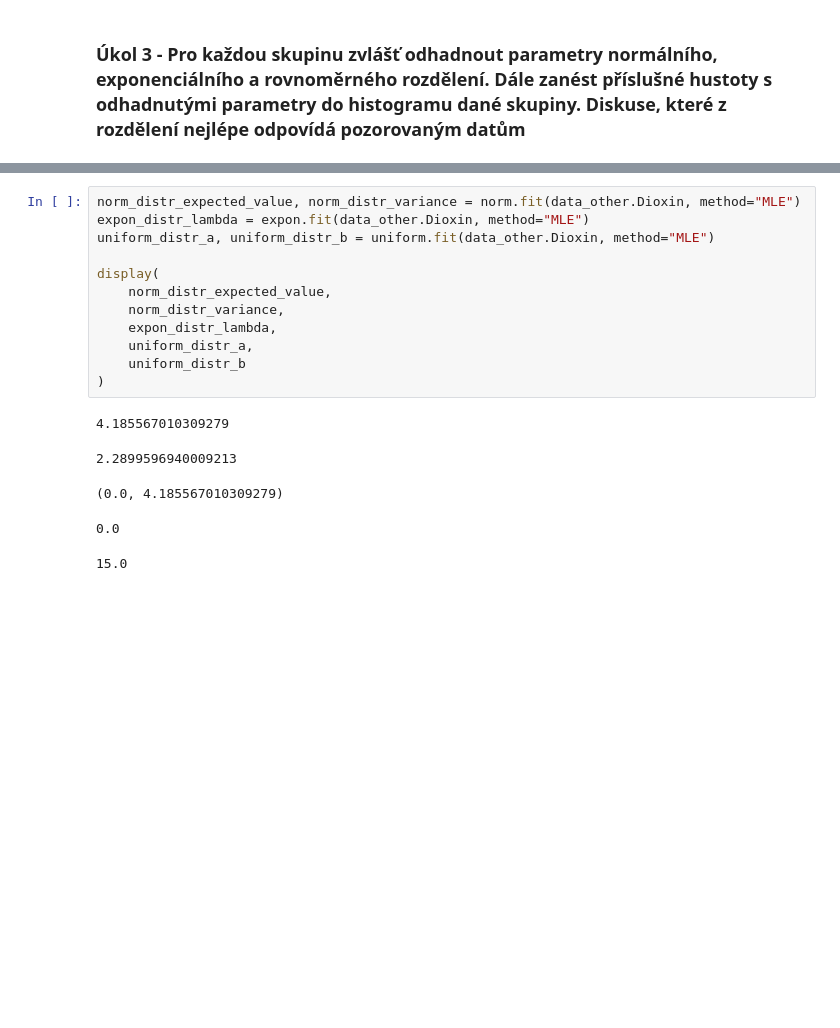
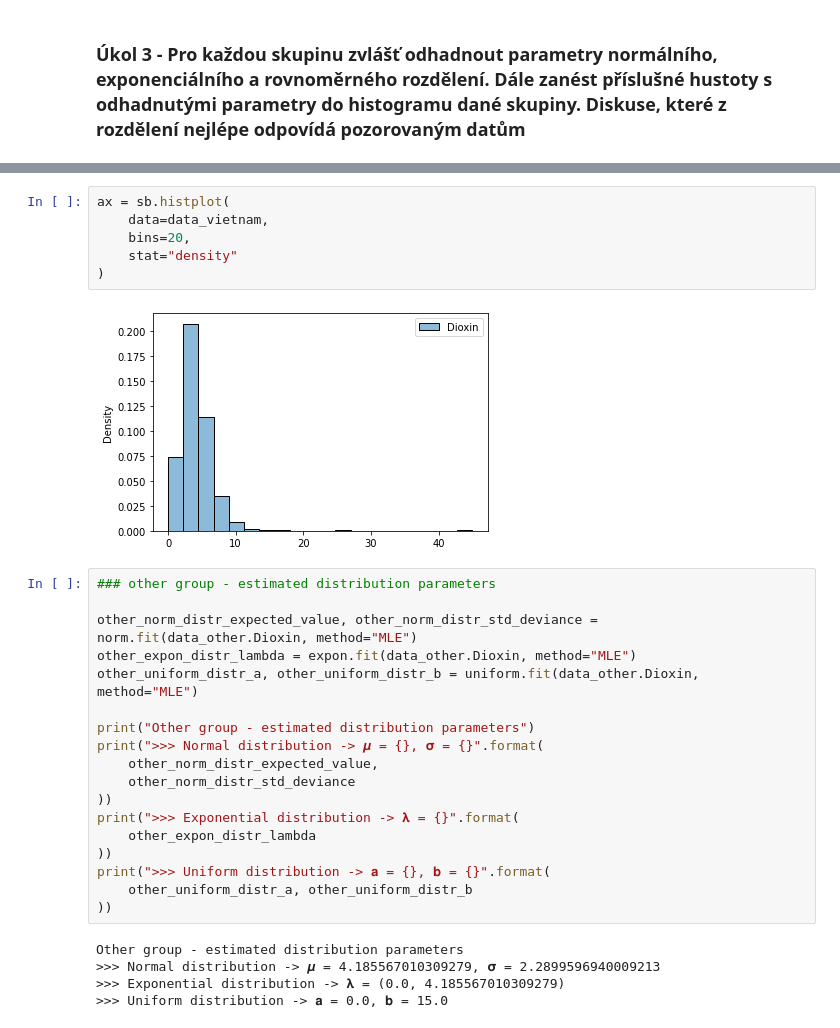
Before and after one commit to czernalex/BI_PST_ASSIGNMENT, a Jupyter notebook: src/assignment.ipynb, the cells around one changed output, grey strips where cells are left out. Cells and saved outputs as stored; diff of their text form; blank space fills up the shorter version.

```diff
--- a/src/assignment.ipynb
+++ b/src/assignment.ipynb
@@ -213,18 +223,31 @@ plt.show()
+# %%
+ax = sb.histplot(
+    data=data_vietnam,
+    bins=20,
+    stat="density"
+)
+# %% [output]
+[figure, added]
 # %%
-norm_distr_expected_value, norm_distr_variance = norm.fit(data_other.Dioxin, method="MLE")
-expon_distr_lambda = expon.fit(data_other.Dioxin, method="MLE")
-uniform_distr_a, uniform_distr_b = uniform.fit(data_other.Dioxin, method="MLE")
+### other group - estimated distribution parameters
 
-display(
-    norm_distr_expected_value,
-    norm_distr_variance,
-    expon_distr_lambda,
-    uniform_distr_a,
-    uniform_distr_b
-)
+other_norm_distr_expected_value, other_norm_distr_std_deviance = norm.fit(data_other.Dioxin, method="MLE")
+other_expon_distr_lambda = expon.fit(data_other.Dioxin, method="MLE")
+other_uniform_distr_a, other_uniform_distr_b = uniform.fit(data_other.Dioxin, method="MLE")
+
+print("Other group - estimated distribution parameters")
+print(">>> Normal distribution -> 𝝁 = {}, 𝛔 = {}".format(
+    other_norm_distr_expected_value,
+    other_norm_distr_std_deviance
+))
+print(">>> Exponential distribution -> 𝛌 = {}".format(
+    other_expon_distr_lambda
+))
+print(">>> Uniform distribution -> 𝐚 = {}, 𝐛 = {}".format(
+    other_uniform_distr_a, other_uniform_distr_b
+))
 # %% [output]
-4.185567010309279
+Other group - estimated distribution parameters
+>>> Normal distribution -> 𝝁 = 4.185567010309279, 𝛔 = 2.2899596940009213
+>>> Exponential distribution -> 𝛌 = (0.0, 4.185567010309279)
+>>> Uniform distribution -> 𝐚 = 0.0, 𝐛 = 15.0
-2.2899596940009213
-(0.0, 4.185567010309279)
-0.0
-15.0
```
Also changed, not shown: parts of 11 cells of this notebook.
